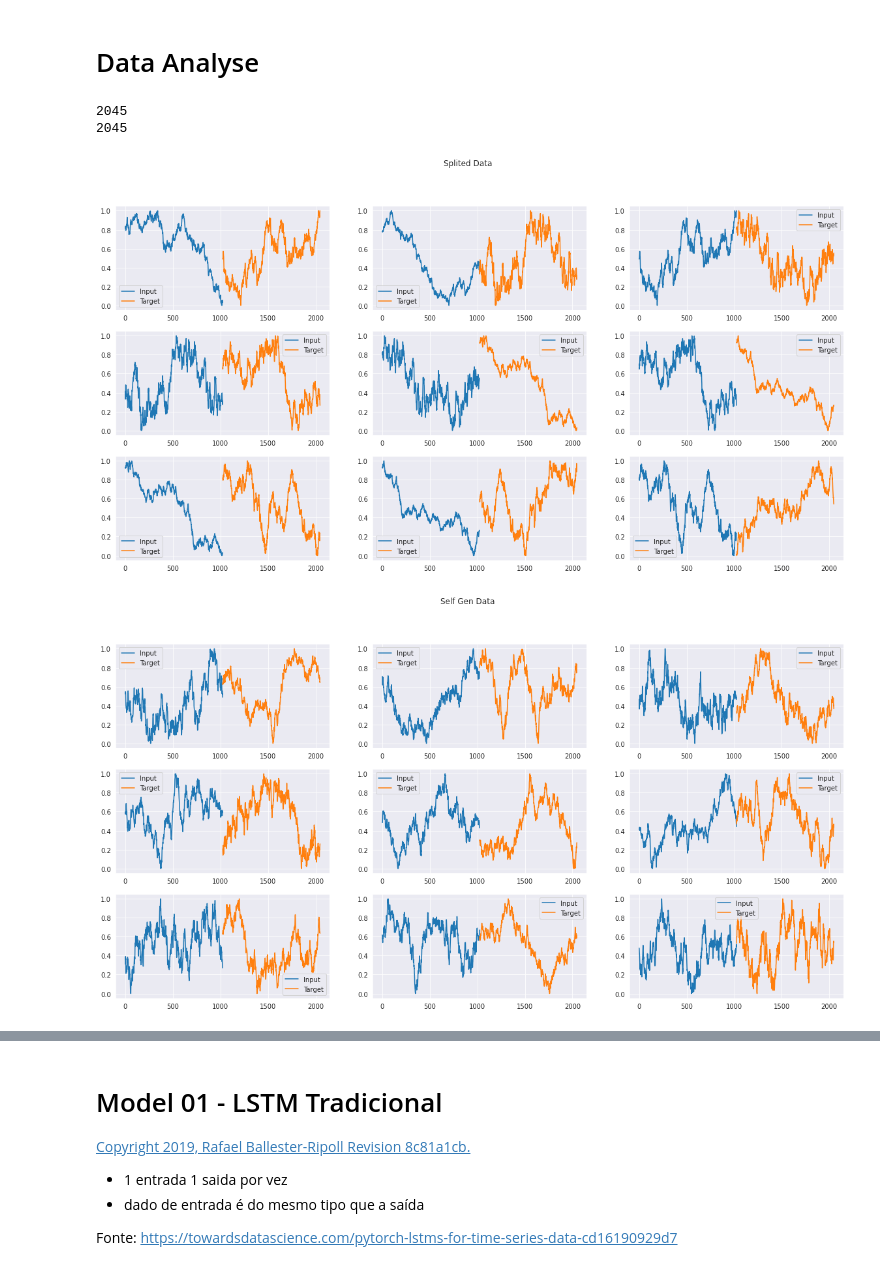
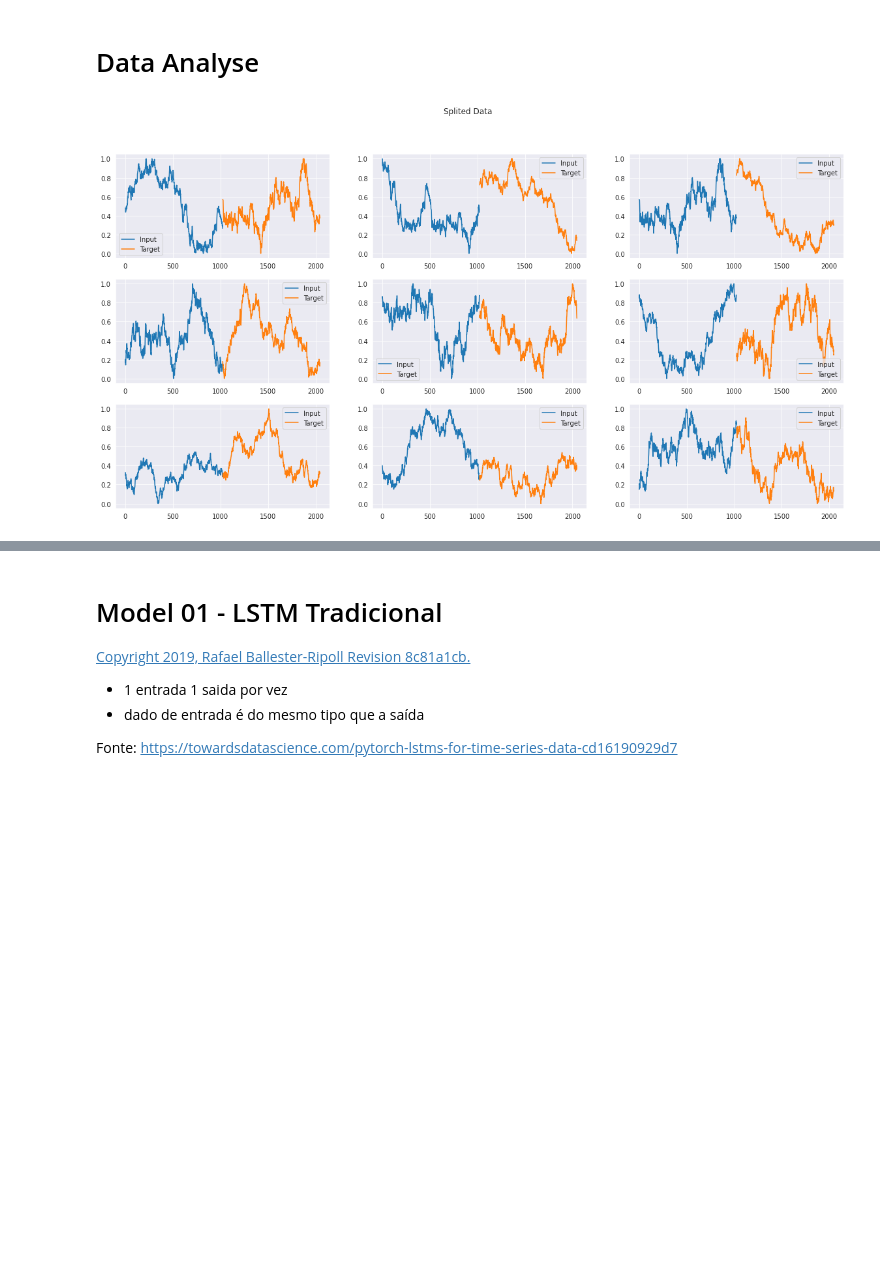
Before and after one commit to barauna-lo/Colored_Noise, a Jupyter notebook: CervejaGratis.ipynb, the cells around one changed output, grey strips where cells are left out. Cells and saved outputs as stored; diff of their text form; code cells hidden in the pictures; blank space fills up the shorter version.

```diff
--- a/CervejaGratis.ipynb
+++ b/CervejaGratis.ipynb
@@ -502,25 +503,20 @@ trainX_rn_02, trainY_rn_02= torch.tensor(trainX_rn_02), torch.tensor(trainY_rn_0
-# %%
-print(len(trainX_wn))
-print(len(trainX_gen_wn))
-# %% [output]
-2045
-2045
 # %%
 plt.figure(figsize=(20,10))
 plt.suptitle('Splited Data')
-for k in range(9):
+for k in range(3):
   plt.subplot(3,3,k+1)
-  plot_test(trainX_rn[k],trainY_rn[k])
+  plot_test(trainX_rn_01[k],trainY_rn_01[k])
   plt.legend()
+
+  plt.subplot(3,3,(k+4))
+  plot_test(trainX_rn_02[k],trainY_rn_02[k])
+  plt.legend()
+
+  plt.subplot(3,3,(k+7))
+  plot_test(trainX_rn_03[k],trainY_rn_03[k])
+  plt.legend()
+
+
 plt.show()
-
-plt.figure(figsize=(20,10))
-plt.suptitle('Self Gen Data')
-for k in range(9):
-  plt.subplot(3,3,k+1)
-  plot_test(trainX_gen_rn[k],trainY_gen_rn[k])
-  plt.legend()
-plt.show()
 # %% [output]
-[figure, old version]
+[figure, new version]
-[figure, removed]
```
Also changed, not shown: parts of 8 cells of this notebook.
